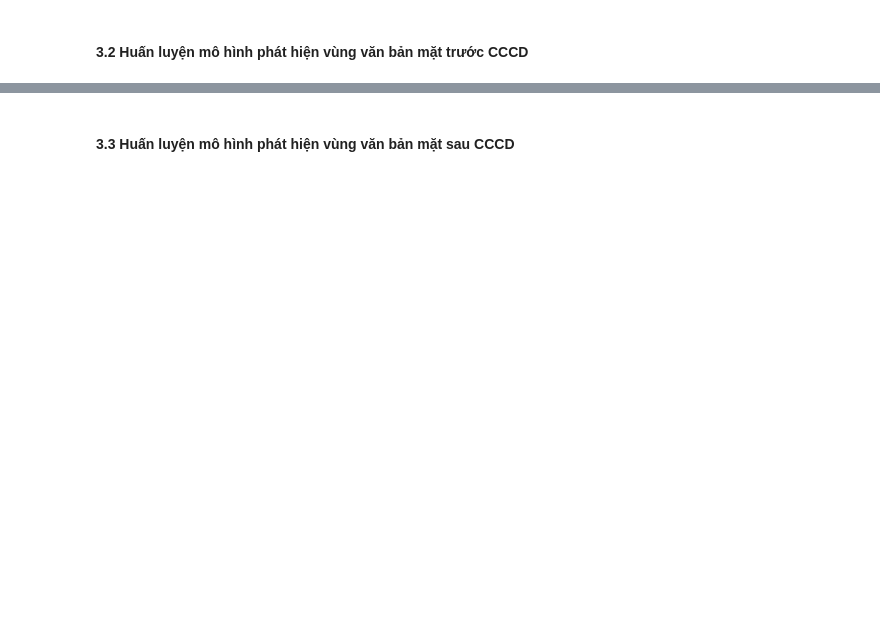
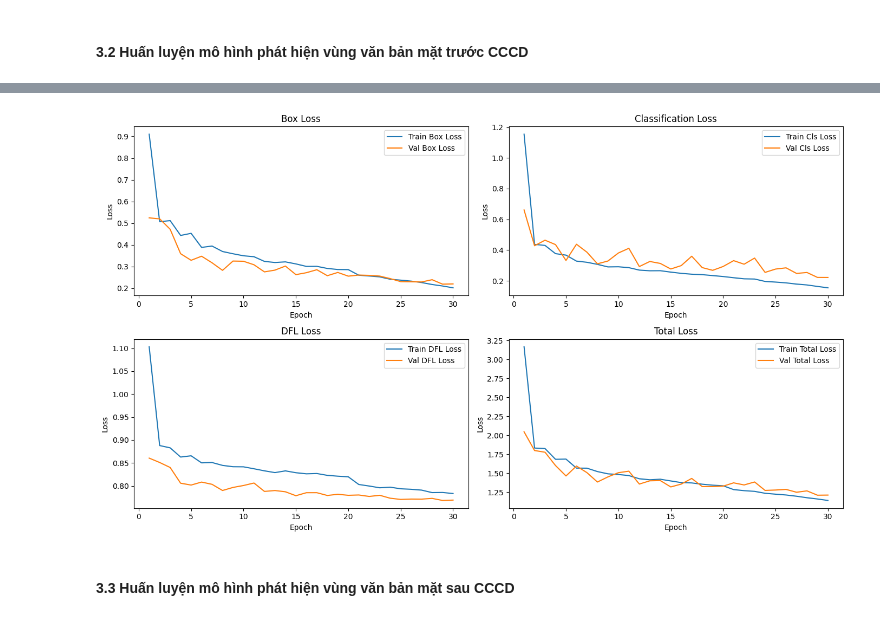
Before and after one commit to ngquochuydl23/VietnameseIDCard, a Jupyter notebook: notebook.ipynb, the cells around one changed output, grey strips where cells are left out. Drawn from its saved outputs; the diff is of its cells as text; code cells hidden in the pictures; blank space fills up the shorter version.

```diff
--- a/notebook.ipynb
+++ b/notebook.ipynb
@@ -501,4 +527,8 @@ Starting training for 30 epochs...
 ... (52 outputs left out)
+# %%
+front_field_detector.plot_loss_history()
+# %% [output]
+[figure, added]
 # %% [markdown]
 #### 3.3 Huấn luyện mô hình phát hiện vùng văn bản mặt sau CCCD
 # %%
```
Also changed, not shown: parts of 9 cells of this notebook.
